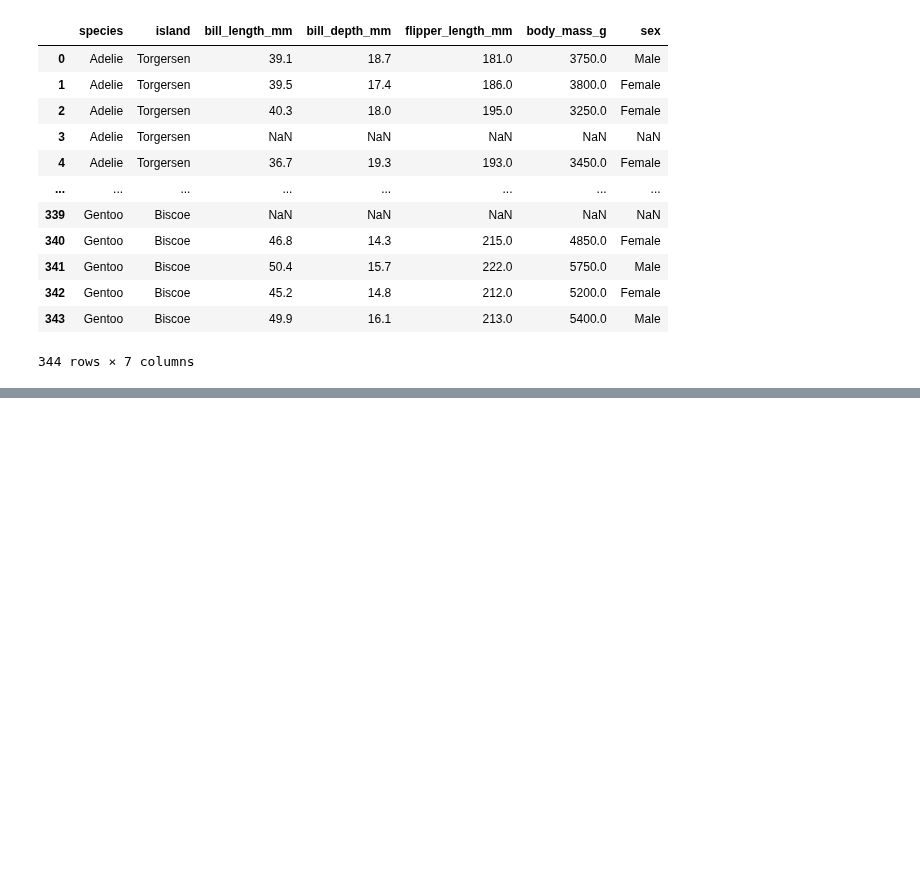
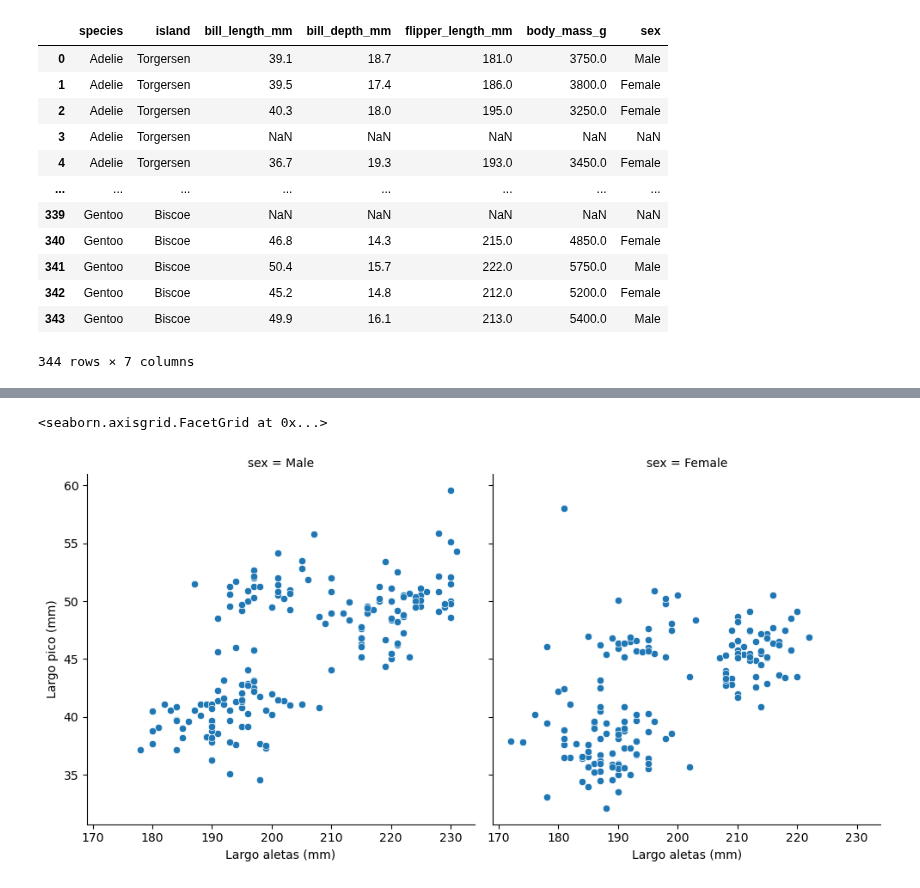
Before and after one commit to frgonzalezb/Udemy_Python_Total_DS_ML, a Jupyter notebook: 10_Seaborn/fig_ax.ipynb, the cells around one changed output, grey strips where cells are left out. Drawn from its saved outputs; the diff is of its cells as text; code cells hidden in the pictures; blank space fills up the shorter version.

```diff
--- a/10_Seaborn/fig_ax.ipynb
+++ b/10_Seaborn/fig_ax.ipynb
@@ -22,0 +88,12 @@ df
+# %%
+# Ejemplo de personalización con métodos de Facetgrid
+graph: sns.FacetGrid = sns.relplot(
+    df,
+    x='flipper_length_mm',
+    y='bill_length_mm',
+    col='sex'
+)
+graph.set_axis_labels('Largo aletas (mm)', 'Largo pico (mm)')
+# %% [output]
+<seaborn.axisgrid.FacetGrid at 0x...>
+[figure, added]
```
Also changed, not shown: parts of 5 cells of this notebook, 1 other file.
